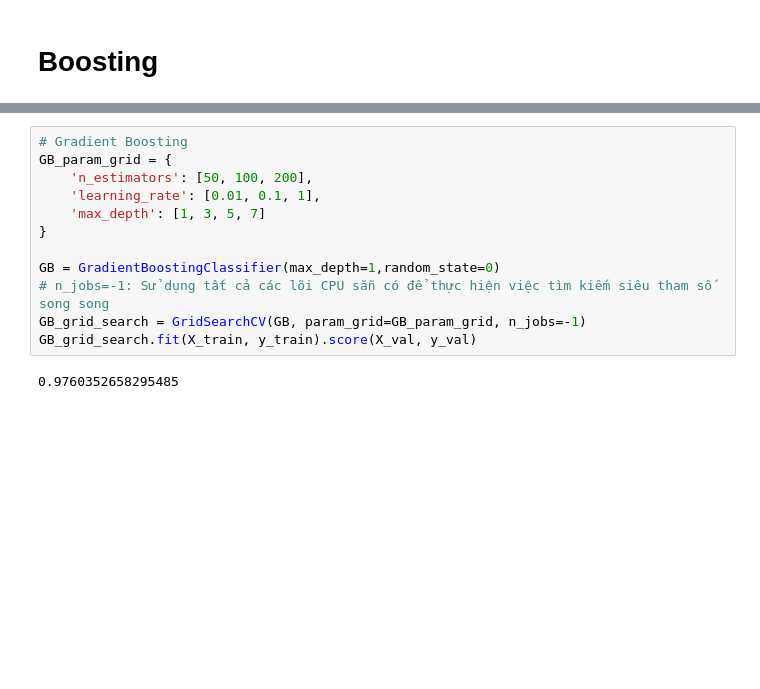
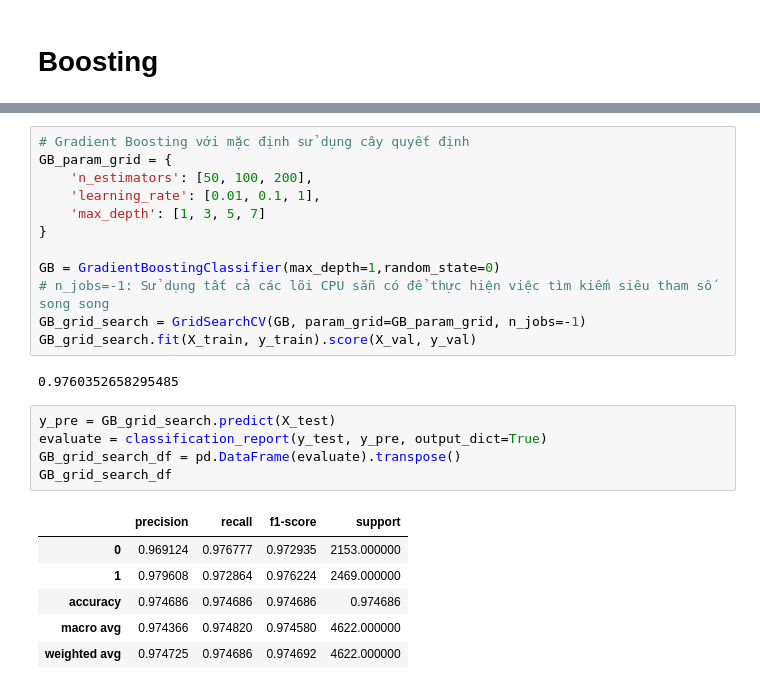
Before and after one commit to hiendamvan/mushroom_edible_classification, a Jupyter notebook: Analyze_data.ipynb, the cells around one changed output, grey strips where cells are left out. Cells and saved outputs as stored; diff of their text form; blank space fills up the shorter version.

```diff
--- a/Analyze_data.ipynb
+++ b/Analyze_data.ipynb
@@ -276,5 +308,5 @@ DT_AdaBoost.fit(X_train, y_train).score(X_val, y_val)
 # %%
-# Gradient Boosting
+# Gradient Boosting với mặc định sử dụng cây quyết định
 GB_param_grid = {
     'n_estimators': [50, 100, 200],
     'learning_rate': [0.01, 0.1, 1],
@@ -287,6 +319,18 @@ GB_grid_search = GridSearchCV(GB, param_grid=GB_param_grid, n_jobs=-1)
 GB_grid_search.fit(X_train, y_train).score(X_val, y_val)
 # %% [output]
 0.9760352658295485
+# %%
+y_pre = GB_grid_search.predict(X_test)
+evaluate = classification_report(y_test, y_pre, output_dict=True)
+GB_grid_search_df = pd.DataFrame(evaluate).transpose()
+GB_grid_search_df
+# %% [output]
+|  | precision | recall | f1-score | support |
+| 0 | 0.969124 | 0.976777 | 0.972935 | 2153.000000 |
+| 1 | 0.979608 | 0.972864 | 0.976224 | 2469.000000 |
+| accuracy | 0.974686 | 0.974686 | 0.974686 | 0.974686 |
+| macro avg | 0.974366 | 0.974820 | 0.974580 | 4622.000000 |
+| weighted avg | 0.974725 | 0.974686 | 0.974692 | 4622.000000 |
 # %%
 # XGBoost
 import xgboost as xgb
```
Also changed, not shown: parts of 9 cells of this notebook.
